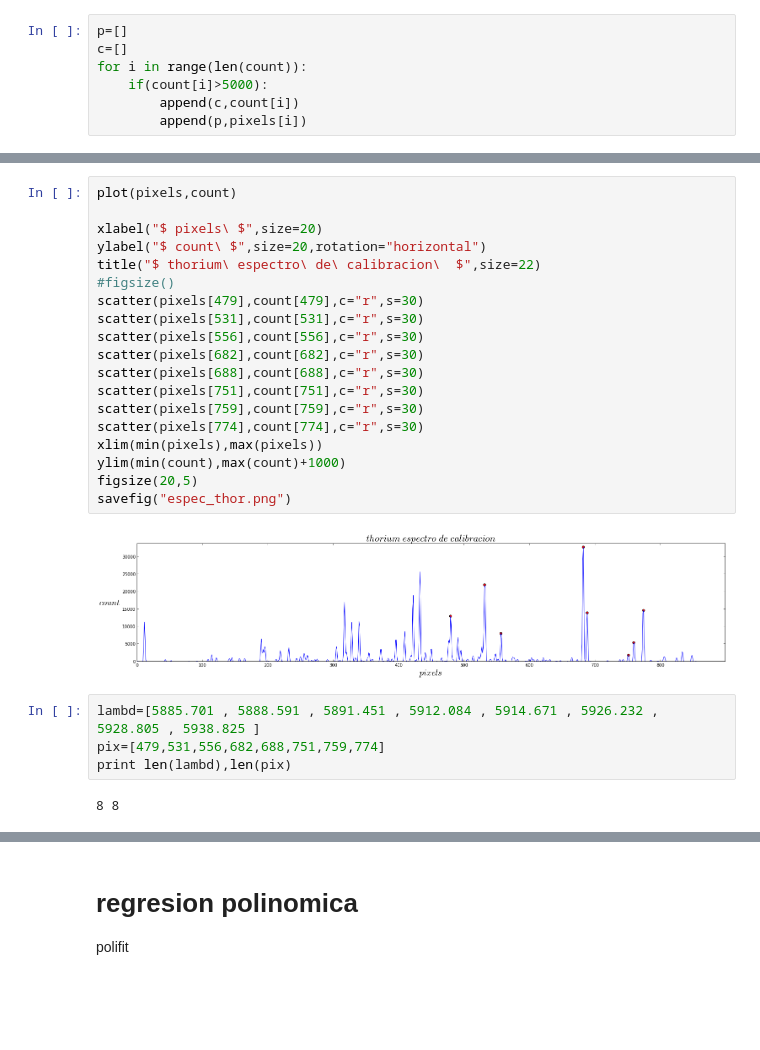
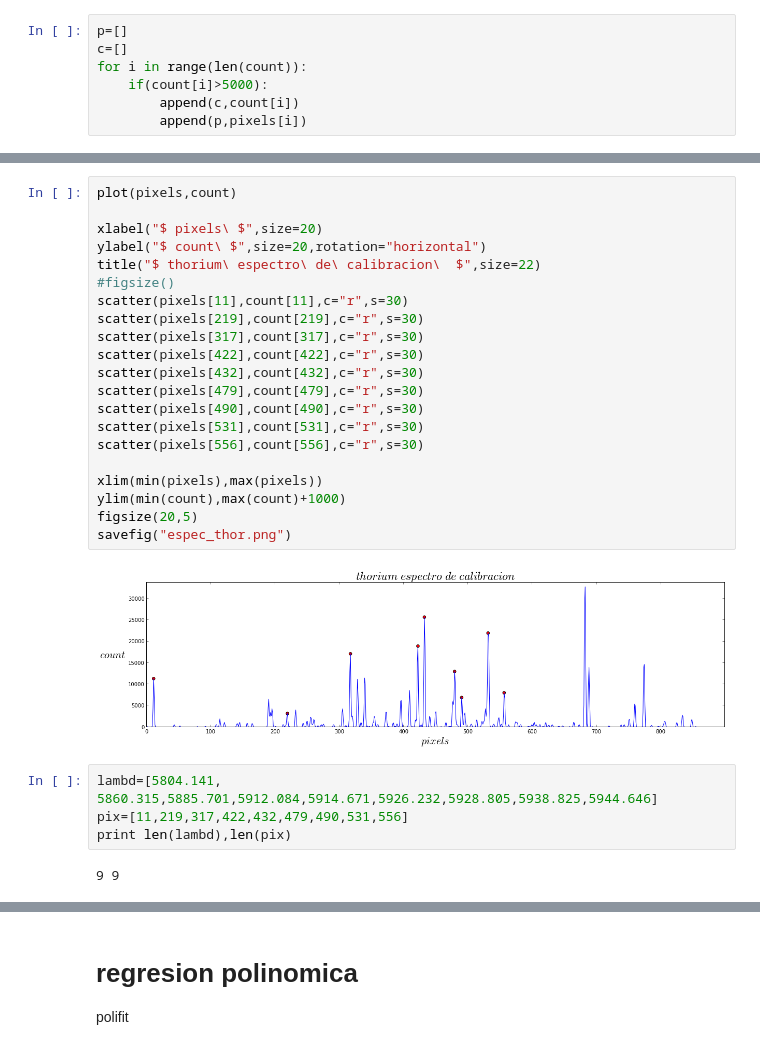
Before and after one commit to daniel-lozano/lab-intermedio, a Jupyter notebook: jupiter/Ajuste.ipynb, the cells around one changed output, grey strips where cells are left out. Drawn from its saved outputs; the diff is of its cells as text; blank space fills up the shorter version.

```diff
--- a/jupiter/Ajuste.ipynb
+++ b/jupiter/Ajuste.ipynb
@@ -19,30 +50,32 @@ for i in range(len(count)):
 # %%
 plot(pixels,count)
 
 xlabel("$ pixels\ $",size=20)
 ylabel("$ count\ $",size=20,rotation="horizontal")
 title("$ thorium\ espectro\ de\ calibracion\  $",size=22)
 #figsize()
+scatter(pixels[11],count[11],c="r",s=30)
+scatter(pixels[219],count[219],c="r",s=30)
+scatter(pixels[317],count[317],c="r",s=30)
+scatter(pixels[422],count[422],c="r",s=30)
+scatter(pixels[432],count[432],c="r",s=30)
 scatter(pixels[479],count[479],c="r",s=30)
+scatter(pixels[490],count[490],c="r",s=30)
 scatter(pixels[531],count[531],c="r",s=30)
 scatter(pixels[556],count[556],c="r",s=30)
-scatter(pixels[682],count[682],c="r",s=30)
-scatter(pixels[688],count[688],c="r",s=30)
-scatter(pixels[751],count[751],c="r",s=30)
-scatter(pixels[759],count[759],c="r",s=30)
-scatter(pixels[774],count[774],c="r",s=30)
+
 xlim(min(pixels),max(pixels))
 ylim(min(count),max(count)+1000)
 figsize(20,5)
 savefig("espec_thor.png")
 # %% [output]
-[figure, old version]
+[figure, new version]
 # %%
-lambd=[5885.701 , 5888.591 , 5891.451 , 5912.084 , 5914.671 , 5926.232 , 5928.805 , 5938.825 ]
-pix=[479,531,556,682,688,751,759,774]
+lambd=[5804.141, 5860.315,5885.701,5912.084,5914.671,5926.232,5928.805,5938.825,5944.646]
+pix=[11,219,317,422,432,479,490,531,556]
 print len(lambd),len(pix)
 # %% [output]
-8 8
+9 9
 # %%
 scatter(pix,lambd)
 # %% [output]
```
Also changed, not shown: parts of 6 cells of this notebook, 2 other files.
